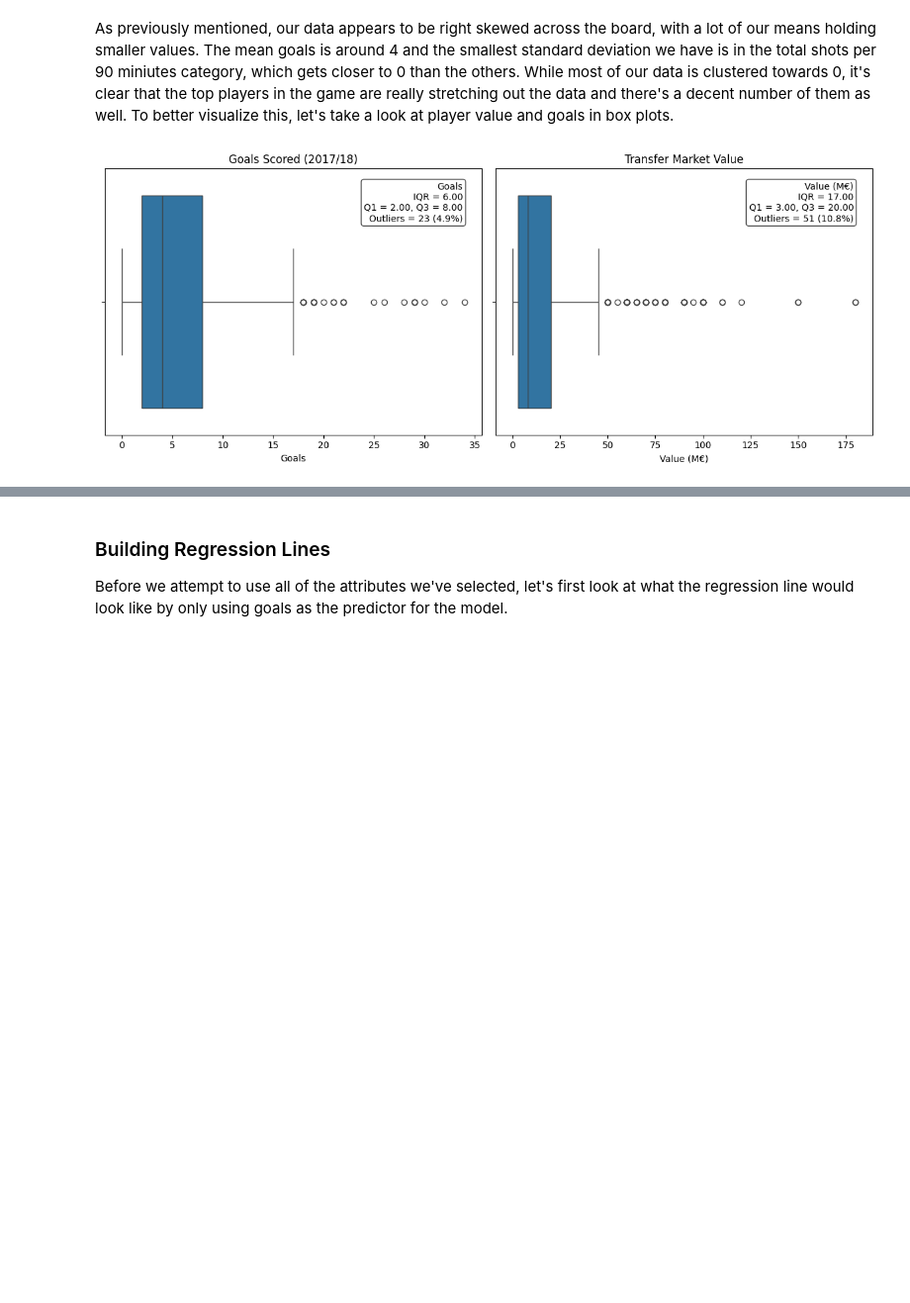
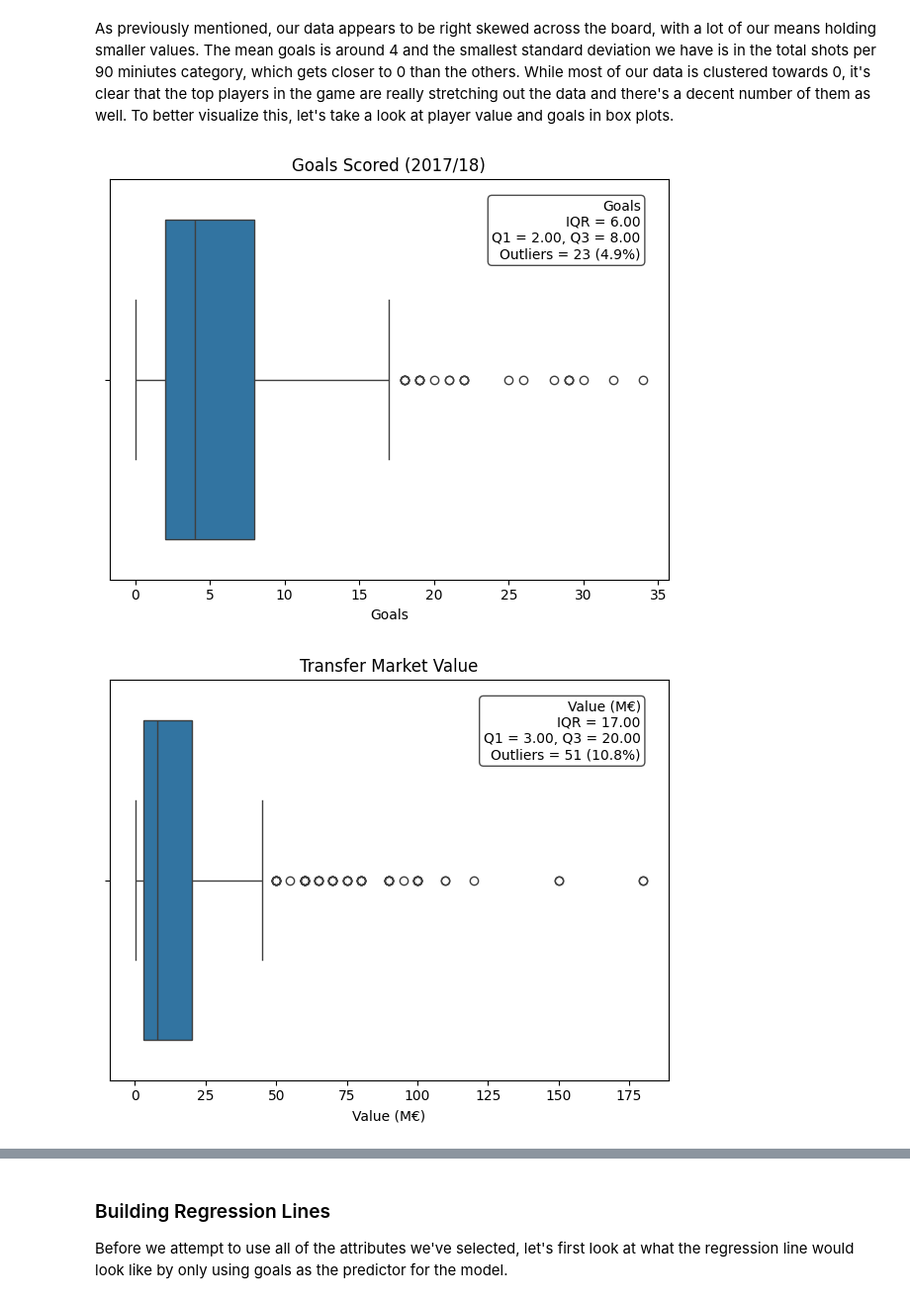
Before and after one commit to AbrahamKAustin/Key-Determinants-of-Soccer-FW-Value, a Jupyter notebook: Goal_To_Transfer_Value_New.ipynb, the cells around one changed output, grey strips where cells are left out. Shown: that part at 99% size. Drawn from its saved outputs; the diff is of its cells as text; code cells hidden in the pictures; blank space fills up the shorter version.

```diff
--- a/Goal_To_Transfer_Value_New.ipynb
+++ b/Goal_To_Transfer_Value_New.ipynb
@@ -99,50 +101,61 @@ value                   3000000.0  8000000.00  20000000.00  1.800000e+08
 As previously mentioned, our data appears to be right skewed across the board, with a lot of our means holding smaller values. The mean goals is around 4 and the smallest standard deviation we have is in the total shots per 90 miniutes category, which gets closer to 0 than the others. While most of our data is clustered towards 0, it's clear that the top players in the game are really stretching out the data and there's a decent number of them as well. To better visualize this, let's take a look at player value and goals in box plots.
 # %%
 fw = fw_players.copy()
-fw['value_m_eur'] = fw['value'] / 1e6
+fw['value_m_eur'] = fw["value"]/1e6
 
-# helper to compute stats and annotate
+# log transform the value column
+# to reduce skewness
+fw['log_value'] = np.log(fw['value_m_eur'])
+
 def annotate_box(ax, data, label):
     q1, q3 = np.quantile(data, [0.25, 0.75])
     iqr = q3 - q1
     lower_fence = q1 - 1.5 * iqr
     upper_fence = q3 + 1.5 * iqr
     # count outliers
     is_out = (data < lower_fence) | (data > upper_fence)
     n_out = is_out.sum()
     pct_out = 100 * n_out / len(data)
 
-    # annotate on the plot
     text = (
         f"{label}\n"
         f"IQR = {iqr:.2f}\n"
         f"Q1 = {q1:.2f}, Q3 = {q3:.2f}\n"
         f"Outliers = {n_out} ({pct_out:.1f}%)"
     )
-    # place text in upper right of the axes
     ax.text(
         0.95, 0.95, text,
         transform=ax.transAxes,
         ha='right', va='top',
         bbox=dict(boxstyle='round,pad=0.3', facecolor='white', alpha=0.7)
     )
 
-# create side-by-side boxplots
-fig, (ax1, ax2) = plt.subplots(1, 2, figsize=(12, 5))
-
-# goals
-sns.boxplot(x=fw['goals'], ax=ax1)
-ax1.set_title("Goals Scored (2017/18)")
-ax1.set_xlabel("Goals")
-annotate_box(ax1, fw['goals'], "Goals")
-
-# transfer value
-sns.boxplot(x=fw['value_m_eur'], ax=ax2)
-ax2.set_title("Transfer Market Value")
-ax2.set_xlabel("Value (M€)")
-annotate_box(ax2, fw['value_m_eur'], "Value (M€)")
-
+# 1) Goals
+plt.figure(figsize=(6, 5))
+sns.boxplot(x=fw["goals"])
+plt.title("Goals Scored (2017/18)")
+plt.xlabel("Goals")
+annotate_box(plt.gca(), fw["goals"], "Goals")
 plt.tight_layout()
 plt.show()
+
+# 2) Transfer value (in M€)
+plt.figure(figsize=(6, 5))
+sns.boxplot(x=fw["value_m_eur"])
+plt.title("Transfer Market Value")
+plt.xlabel("Value (M€)")
+annotate_box(plt.gca(), fw["value_m_eur"], "Value (M€)")
+plt.tight_layout()
+plt.show()
+
+# 3) Log‐transformed transfer value
+plt.figure(figsize=(6, 5))
+sns.boxplot(x=fw["log_value"])
+plt.title("Transfer Market Value (log)")
+plt.xlabel("Log Value")
+annotate_box(plt.gca(), fw["log_value"], "")
+plt.tight_layout()
+plt.show()
 # %% [output]
-[figure, old version]
+[figure, new version]
+[figure, added]
```
Also changed, not shown: parts of 21 cells of this notebook, 1 other file.
